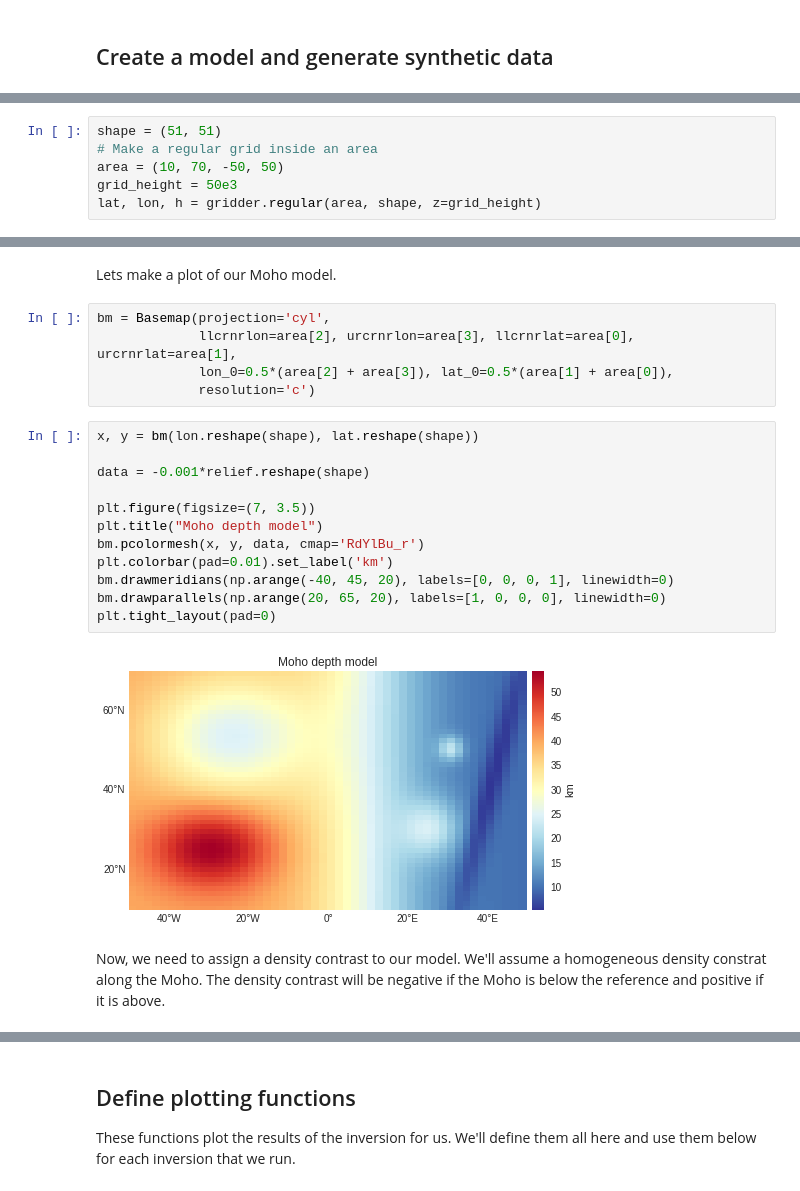
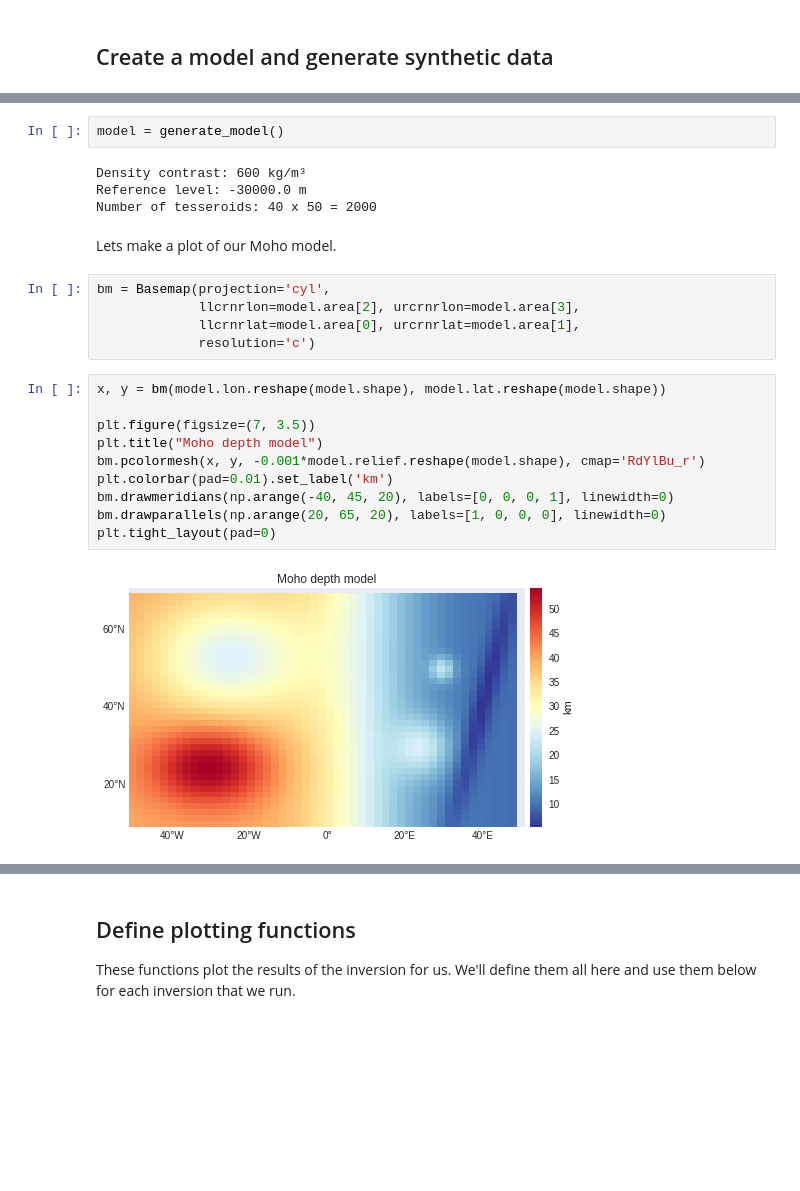
Before and after one commit to pinga-lab/paper-moho-inversion-tesseroids, a Jupyter notebook: notebooks/synthetic-steepest-vs-newton.ipynb, the cells around one changed output, grey strips where cells are left out. Drawn from its saved outputs; the diff is of its cells as text; blank space fills up the shorter version.

```diff
--- a/notebooks/synthetic-steepest-vs-newton.ipynb
+++ b/notebooks/synthetic-steepest-vs-newton.ipynb
@@ -86,6 +83,0 @@ Define the computation grid.
-# %%
-shape = (51, 51)
-# Make a regular grid inside an area
-area = (10, 70, -50, 50)
-grid_height = 50e3
-lat, lon, h = gridder.regular(area, shape, z=grid_height)
@@ -105,23 +117,25 @@ relief = (
+# %%
+model = generate_model()
+# %% [output]
+Density contrast: 600 kg/m³
+Reference level: -30000.0 m
+Number of tesseroids: 40 x 50 = 2000
 # %% [markdown]
 Lets make a plot of our Moho model.
 # %%
 bm = Basemap(projection='cyl',
-             llcrnrlon=area[2], urcrnrlon=area[3], llcrnrlat=area[0], urcrnrlat=area[1],
-             lon_0=0.5*(area[2] + area[3]), lat_0=0.5*(area[1] + area[0]),
+             llcrnrlon=model.area[2], urcrnrlon=model.area[3],
+             llcrnrlat=model.area[0], urcrnrlat=model.area[1],
              resolution='c')
 # %%
-x, y = bm(lon.reshape(shape), lat.reshape(shape))
-
-data = -0.001*relief.reshape(shape)
+x, y = bm(model.lon.reshape(model.shape), model.lat.reshape(model.shape))
 
 plt.figure(figsize=(7, 3.5))
 plt.title("Moho depth model")
-bm.pcolormesh(x, y, data, cmap='RdYlBu_r')
+bm.pcolormesh(x, y, -0.001*model.relief.reshape(model.shape), cmap='RdYlBu_r')
 plt.colorbar(pad=0.01).set_label('km')
 bm.drawmeridians(np.arange(-40, 45, 20), labels=[0, 0, 0, 1], linewidth=0)
 bm.drawparallels(np.arange(20, 65, 20), labels=[1, 0, 0, 0], linewidth=0)
 plt.tight_layout(pad=0)
 # %% [output]
-[figure, old version]
+[figure, new version]
-# %% [markdown]
-Now, we need to assign a density contrast to our model.  We'll assume a homogeneous density constrat along the Moho. The density contrast will be negative if the Moho is below the reference and positive if it is above.
```
Also changed, not shown: parts of 66 cells of this notebook.
